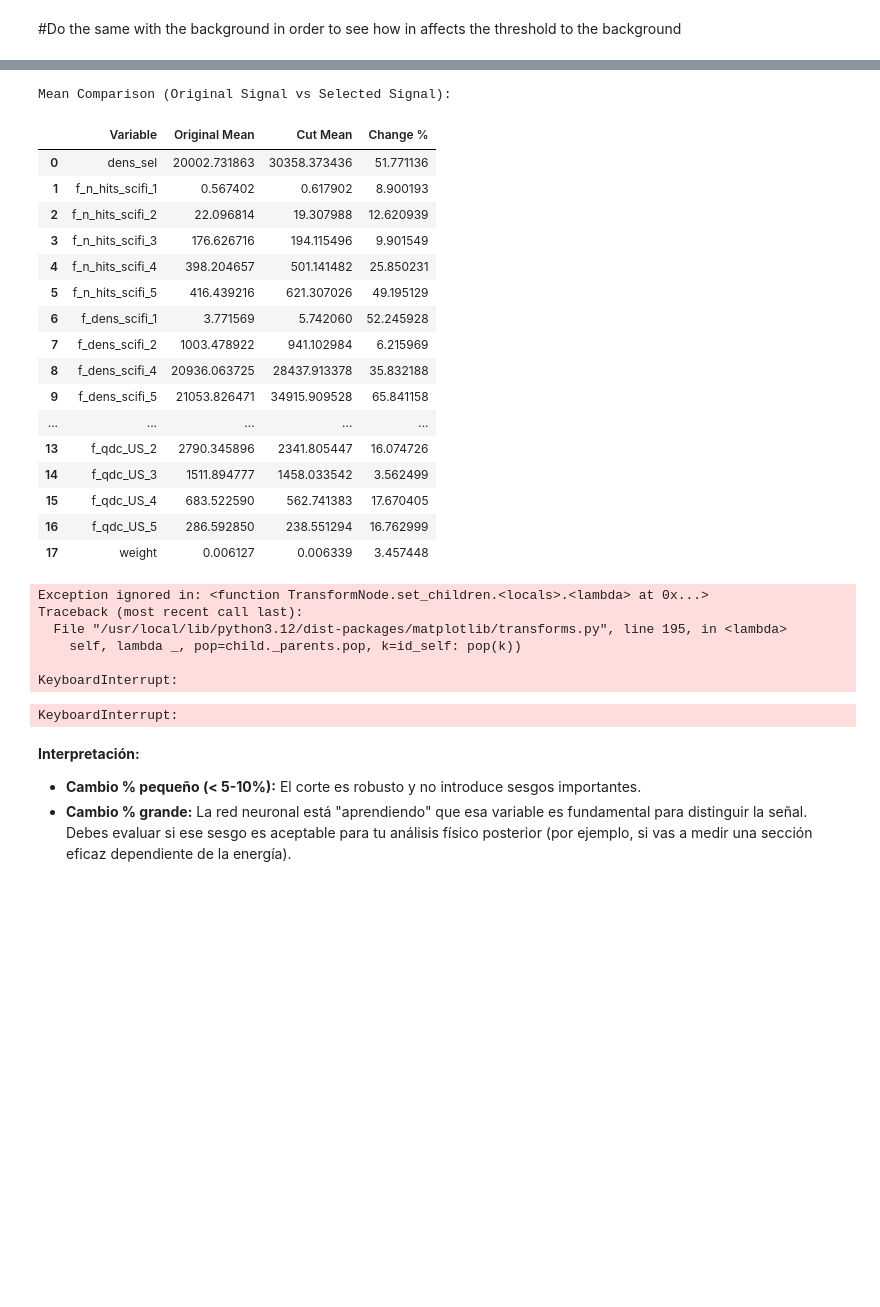
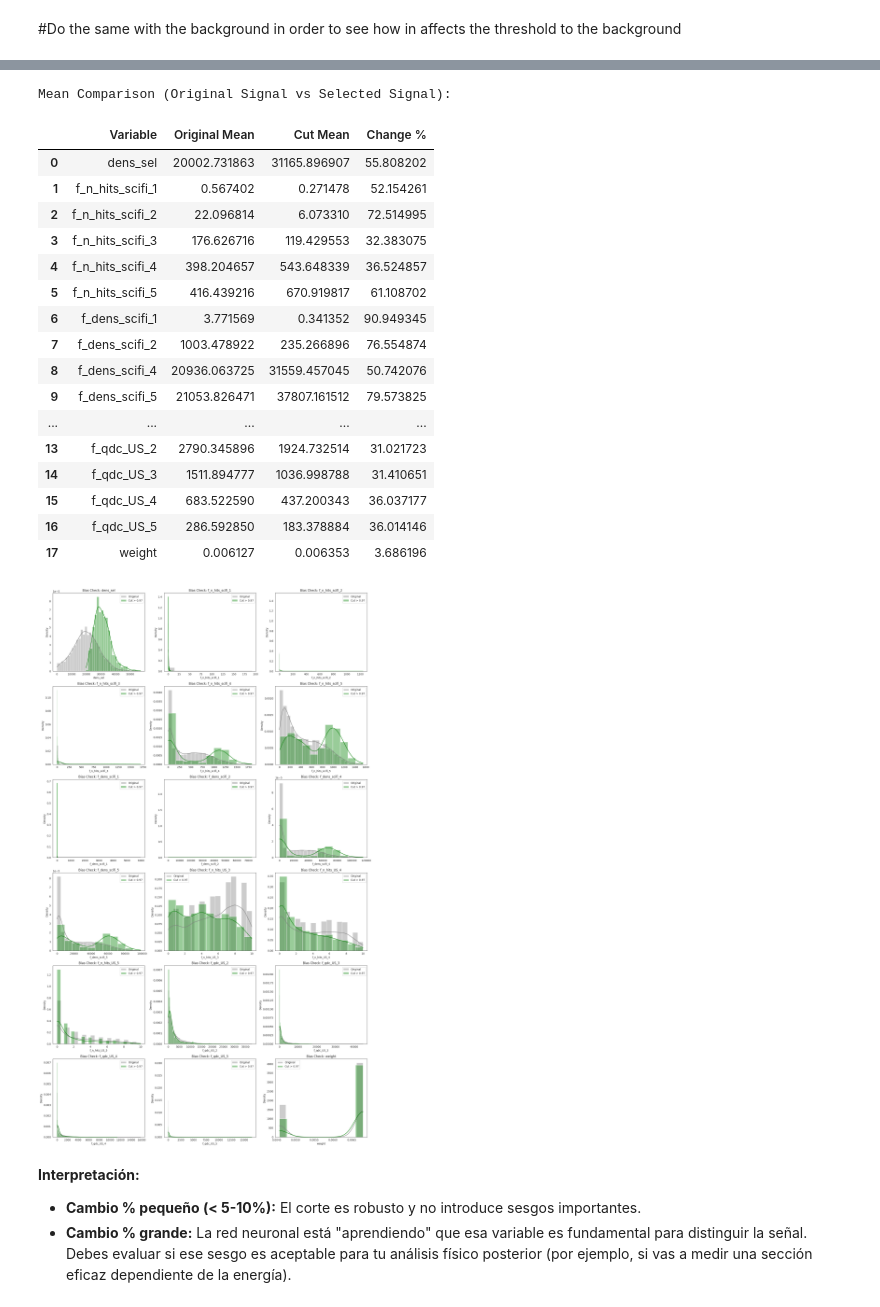
Before and after one commit to jajajandro/LIP_updated-codes, a Jupyter notebook: Template_ML.ipynb, the cells around one changed output, grey strips where cells are left out. Drawn from its saved outputs; the diff is of its cells as text; code cells hidden in the pictures; blank space fills up the shorter version.

```diff
--- a/Template_ML.ipynb
+++ b/Template_ML.ipynb
@@ -834,7 +834,7 @@ signal_with_score = signal_df.copy()
 signal_with_score['nn_score'] = pred_full_Data[:len(signal_df), 0]
 
 # 2. Create the subset that surpass the optimal cut
-best_cut = 0.97
+
 signal_selected = signal_with_score[signal_with_score['nn_score'] >= best_cut]
 
 # 3. Comparison of basic statistics
@@ -875,7 +875,7 @@ bkg_with_score = background_df.copy()
 bkg_with_score['nn_score'] = pred_full_Data[:len(background_df), 0]
 
 # 2. Create the subset that surpass the optimal cut
-best_cut = 0.97
+
 bkg_selected = bkg_with_score[bkg_with_score['nn_score'] >= best_cut]
 
 # 3. Comparison of basic statistics
@@ -916,8 +916,7 @@ import matplotlib.pyplot as plt
 import seaborn as sns
 
 # 1. Data Preparation
-# We use the optimal cut identified (0.97)
-best_cut = 0.97
+# We use the optimal cut identified
 signal_with_score = signal_df.copy()
 signal_with_score['nn_score'] = pred_full_Data[:len(signal_df), 0]
 
@@ -930,11 +929,11 @@ signal_selected = signal_with_score[signal_with_score['nn_score'] >= best_cut]
 #exclude_vars1 = ['target', 'signal_probability', 'weight', 'f_n_hits_US_1']
 
 # Creamos variables a comentar excluyendo las variables de la lista
-vars_to_check1 = [var for var in FullSignal.columns if var not in exclude_vars]
+vars_to_check1 = [ var for var in FullSignal.columns if var not in exclude_vars ]
 
 
 # Checking Etrue and a subset of hit/qdc features
-#vars_to_check1 = ['Etrue'] + [v for v in trainFeatures if 'hits' in v or 'qdc' in v]
+#vars_to_check1 =  [v for v in trainFeatures if 'hits' in v or 'qdc' in v]
 
 
 # 3. Create Statistical Comparison Table
@@ -954,56 +953,50 @@ for var in vars_to_check1:
 df_stats = pd.DataFrame(stats_comp)
 print("Mean Comparison (Original Signal vs Selected Signal):")
 display(df_stats)
 
 # 4. Automated Visualization (Grid)
 n_vars = len(vars_to_check1)
 cols = 3
 rows = (n_vars + cols - 1) // cols
 
 fig, axes = plt.subplots(rows, cols, figsize=(18, 5 * rows))
 axes = axes.flatten()
 
 for i, var in enumerate(vars_to_check1):
     # Normalized histograms (density) to compare shapes regardless of sample size
     sns.histplot(signal_with_score[var], color='gray', label='Original', kde=True, stat='density', ax=axes[i], alpha=0.4)
     sns.histplot(signal_selected[var], color='green', label=f'Cut > {best_cut}', kde=True, stat='density', ax=axes[i], alpha=0.4)
     axes[i].set_title(f'Bias Check: {var}')
     axes[i].set_xlabel(var)
     axes[i].set_ylabel('Density')
     axes[i].legend()
 
 # Remove empty subplots if the number of variables isn't a multiple of columns
 for j in range(i + 1, len(axes)):
     fig.delaxes(axes[j])
 
 plt.tight_layout()
 plt.show()
 # %% [output]
 Mean Comparison (Original Signal vs Selected Signal):
 |  | Variable | Original Mean | Cut Mean | Change % |
-| 0 | dens_sel | 20002.731863 | 30358.373436 | 51.771136 |
-| 1 | f_n_hits_scifi_1 | 0.567402 | 0.617902 | 8.900193 |
-| 2 | f_n_hits_scifi_2 | 22.096814 | 19.307988 | 12.620939 |
-| 3 | f_n_hits_scifi_3 | 176.626716 | 194.115496 | 9.901549 |
-| 4 | f_n_hits_scifi_4 | 398.204657 | 501.141482 | 25.850231 |
-| 5 | f_n_hits_scifi_5 | 416.439216 | 621.307026 | 49.195129 |
-| 6 | f_dens_scifi_1 | 3.771569 | 5.742060 | 52.245928 |
-| 7 | f_dens_scifi_2 | 1003.478922 | 941.102984 | 6.215969 |
-| 8 | f_dens_scifi_4 | 20936.063725 | 28437.913378 | 35.832188 |
-| 9 | f_dens_scifi_5 | 21053.826471 | 34915.909528 | 65.841158 |
+| 0 | dens_sel | 20002.731863 | 31165.896907 | 55.808202 |
+| 1 | f_n_hits_scifi_1 | 0.567402 | 0.271478 | 52.154261 |
+| 2 | f_n_hits_scifi_2 | 22.096814 | 6.073310 | 72.514995 |
+| 3 | f_n_hits_scifi_3 | 176.626716 | 119.429553 | 32.383075 |
+| 4 | f_n_hits_scifi_4 | 398.204657 | 543.648339 | 36.524857 |
+| 5 | f_n_hits_scifi_5 | 416.439216 | 670.919817 | 61.108702 |
+| 6 | f_dens_scifi_1 | 3.771569 | 0.341352 | 90.949345 |
+| 7 | f_dens_scifi_2 | 1003.478922 | 235.266896 | 76.554874 |
+| 8 | f_dens_scifi_4 | 20936.063725 | 31559.457045 | 50.742076 |
+| 9 | f_dens_scifi_5 | 21053.826471 | 37807.161512 | 79.573825 |
 | ... | ... | ... | ... | ... |
-| 13 | f_qdc_US_2 | 2790.345896 | 2341.805447 | 16.074726 |
-| 14 | f_qdc_US_3 | 1511.894777 | 1458.033542 | 3.562499 |
-| 15 | f_qdc_US_4 | 683.522590 | 562.741383 | 17.670405 |
-| 16 | f_qdc_US_5 | 286.592850 | 238.551294 | 16.762999 |
-| 17 | weight | 0.006127 | 0.006339 | 3.457448 |
+| 13 | f_qdc_US_2 | 2790.345896 | 1924.732514 | 31.021723 |
+| 14 | f_qdc_US_3 | 1511.894777 | 1036.998788 | 31.410651 |
+| 15 | f_qdc_US_4 | 683.522590 | 437.200343 | 36.037177 |
+| 16 | f_qdc_US_5 | 286.592850 | 183.378884 | 36.014146 |
+| 17 | weight | 0.006127 | 0.006353 | 3.686196 |
-Exception ignored in: <function TransformNode.set_children.<locals>.<lambda> at 0x...>
-Traceback (most recent call last):
-  File "/usr/local/lib/python3.12/dist-packages/matplotlib/transforms.py", line 195, in <lambda>
-    self, lambda _, pop=child._parents.pop, k=id_self: pop(k))
-
-KeyboardInterrupt:
-KeyboardInterrupt:
+[figure, added]
 # %% [markdown]
 **Interpretación:**
 
```
Also changed, not shown: parts of 14 cells of this notebook.
